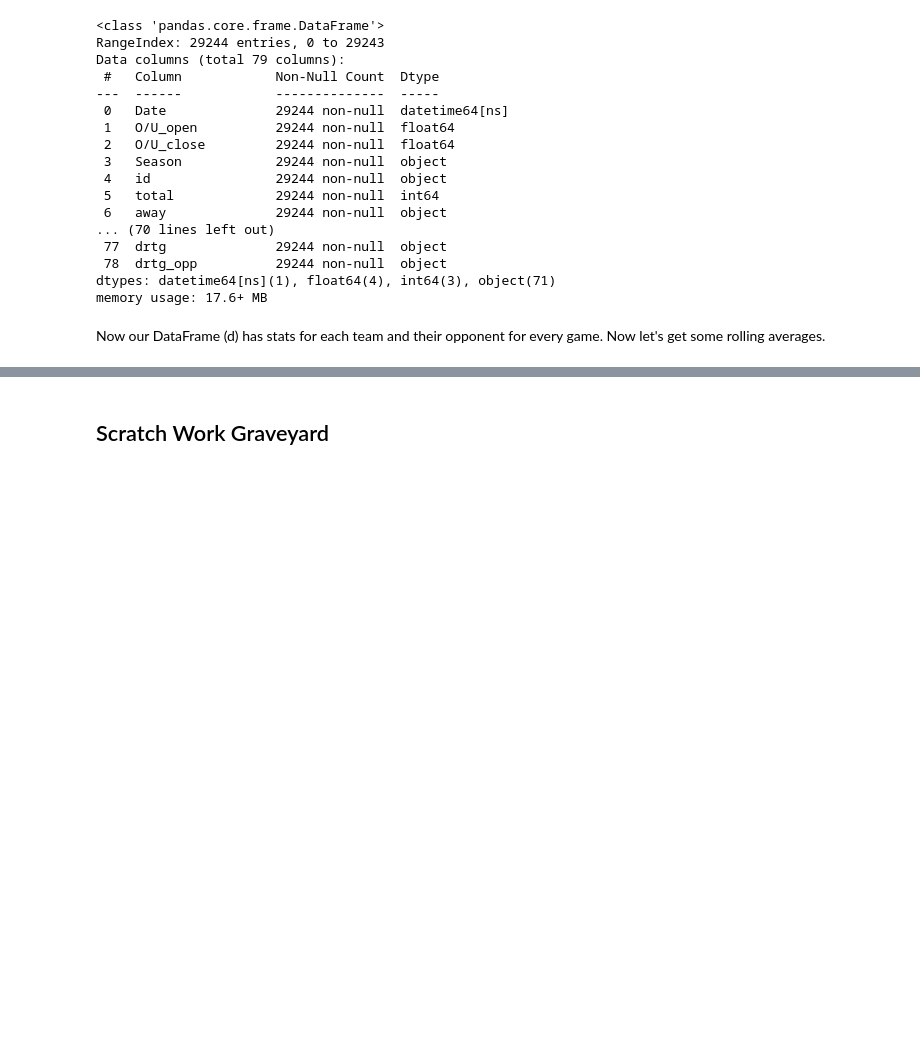
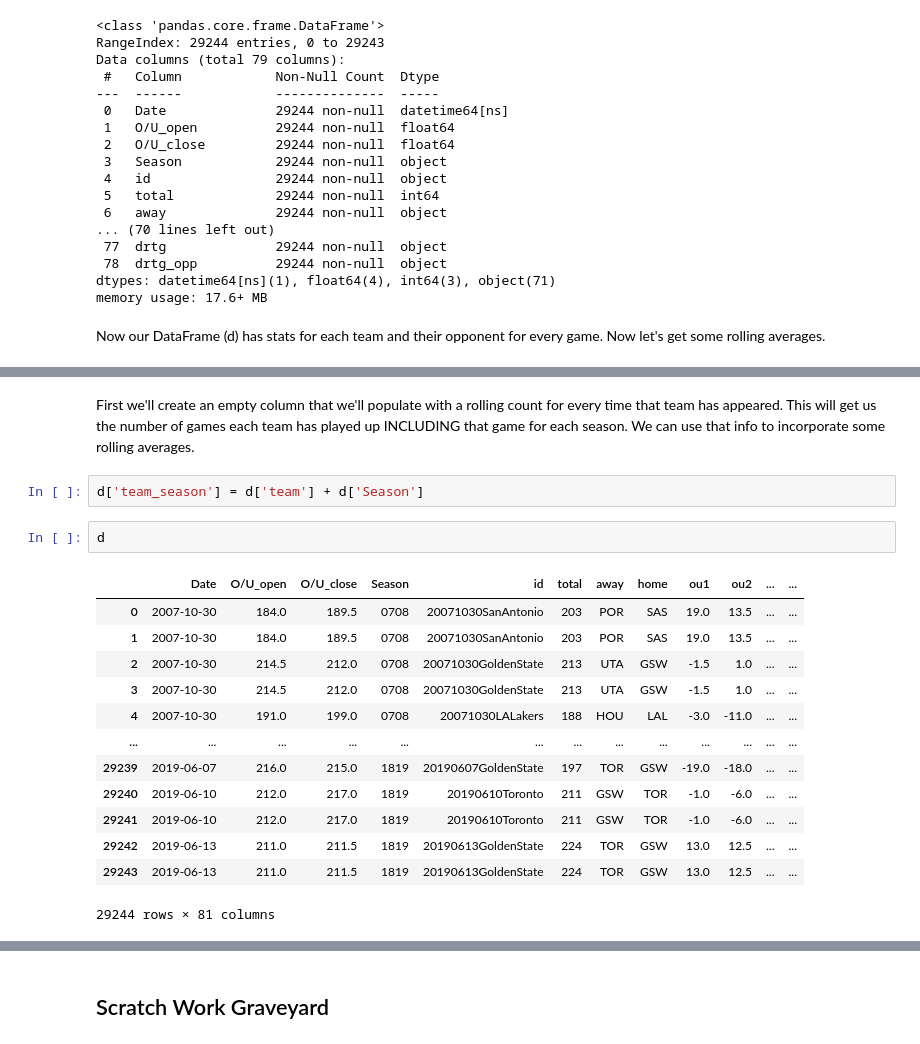
Before and after one commit to jseemayer2/NBA-Over-Under-Predictor, a Jupyter notebook: Data Cleaning.ipynb, the cells around one changed output, grey strips where cells are left out. Cells and saved outputs as stored; diff of their text form; blank space fills up the shorter version.

Commit message:
Created workflow to get rolling avgs

```diff
--- a/Data Cleaning.ipynb
+++ b/Data Cleaning.ipynb
@@ -830,0 +851,20 @@ Now our DataFrame (d) has stats for each team and their opponent for every game.
+# %% [markdown]
+First we'll create an empty column that we'll populate with a rolling count for every time that team has appeared. This will get us the number of games each team has played up INCLUDING that game for each season. We can use that info to incorporate some rolling averages.
+# %%
+d['team_season'] = d['team'] + d['Season']
+# %%
+d
+# %% [output]
+|  | Date | O/U_open | O/U_close | Season | id | total | away | home | ou1 | ou2 | ... | ... |
+| 0 | 2007-10-30 | 184.0 | 189.5 | 0708 | 20071030SanAntonio | 203 | POR | SAS | 19.0 | 13.5 | ... | ... |
+| 1 | 2007-10-30 | 184.0 | 189.5 | 0708 | 20071030SanAntonio | 203 | POR | SAS | 19.0 | 13.5 | ... | ... |
+| 2 | 2007-10-30 | 214.5 | 212.0 | 0708 | 20071030GoldenState | 213 | UTA | GSW | -1.5 | 1.0 | ... | ... |
+| 3 | 2007-10-30 | 214.5 | 212.0 | 0708 | 20071030GoldenState | 213 | UTA | GSW | -1.5 | 1.0 | ... | ... |
+| 4 | 2007-10-30 | 191.0 | 199.0 | 0708 | 20071030LALakers | 188 | HOU | LAL | -3.0 | -11.0 | ... | ... |
+| ... | ... | ... | ... | ... | ... | ... | ... | ... | ... | ... | ... | ... |
+| 29239 | 2019-06-07 | 216.0 | 215.0 | 1819 | 20190607GoldenState | 197 | TOR | GSW | -19.0 | -18.0 | ... | ... |
+| 29240 | 2019-06-10 | 212.0 | 217.0 | 1819 | 20190610Toronto | 211 | GSW | TOR | -1.0 | -6.0 | ... | ... |
+| 29241 | 2019-06-10 | 212.0 | 217.0 | 1819 | 20190610Toronto | 211 | GSW | TOR | -1.0 | -6.0 | ... | ... |
+| 29242 | 2019-06-13 | 211.0 | 211.5 | 1819 | 20190613GoldenState | 224 | TOR | GSW | 13.0 | 12.5 | ... | ... |
+| 29243 | 2019-06-13 | 211.0 | 211.5 | 1819 | 20190613GoldenState | 224 | TOR | GSW | 13.0 | 12.5 | ... | ... |
+29244 rows × 81 columns
```
Also changed, not shown: parts of 30 cells of this notebook.
